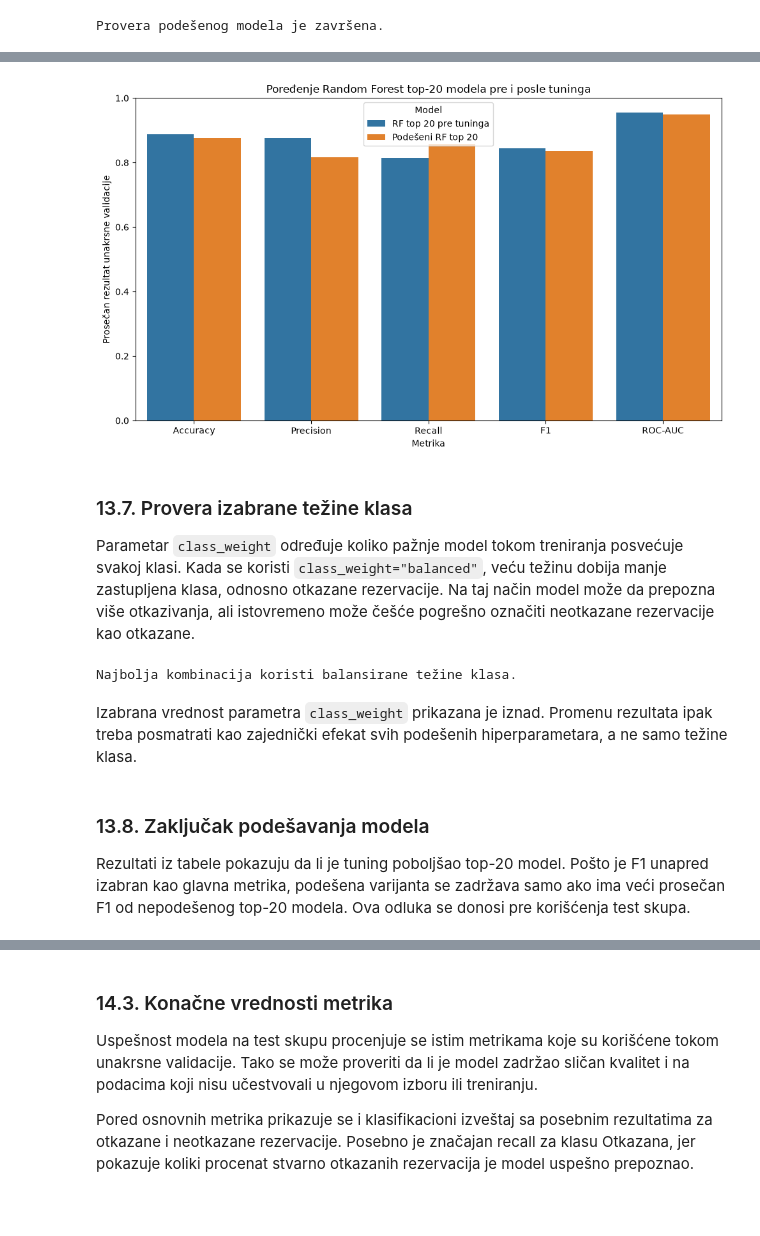
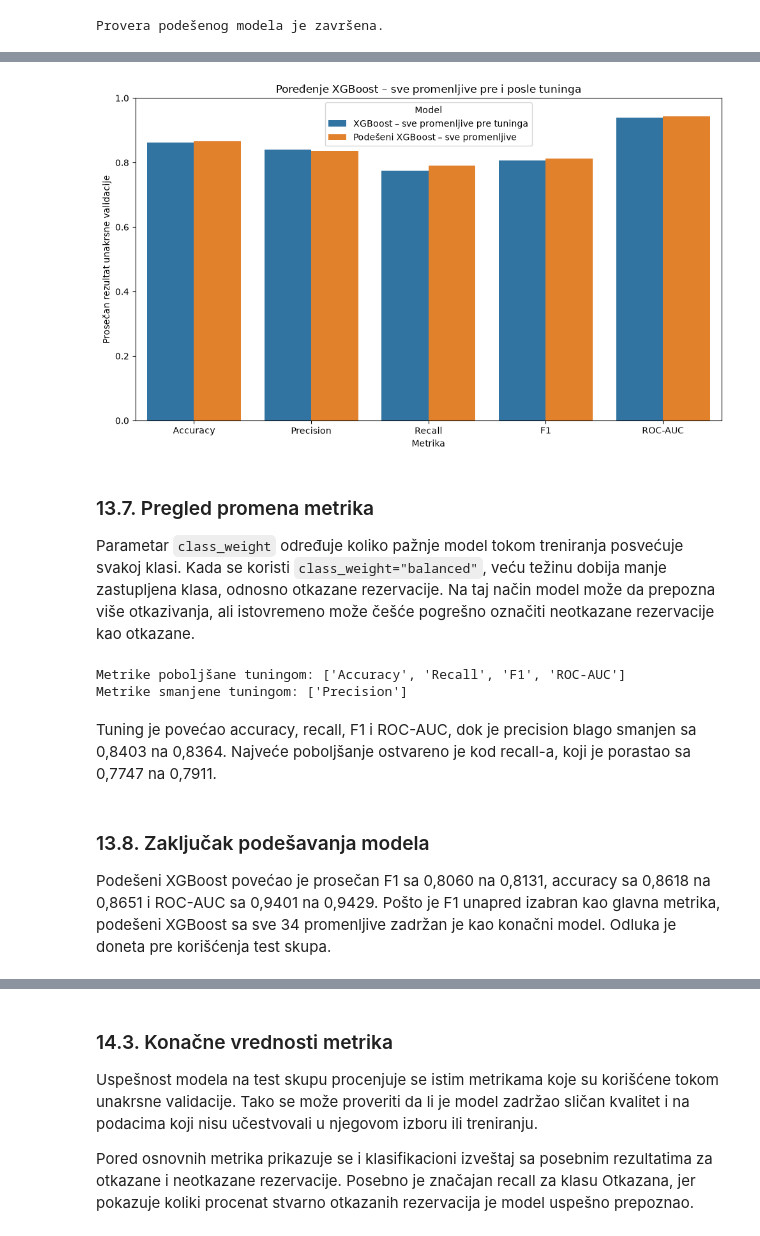
Before and after one commit to angelinalazarevic/Seminarski-UNP---Hotel-Booking, a Jupyter notebook: notebooks/hotel_booking_analysis.ipynb, the cells around one changed output, grey strips where cells are left out. Cells and saved outputs as stored; diff of their text form; code cells hidden in the pictures; blank space fills up the shorter version.

```diff
--- a/notebooks/hotel_booking_analysis.ipynb
+++ b/notebooks/hotel_booking_analysis.ipynb
@@ -2925,9 +2957,9 @@ Stratifikacija čuva približno isti odnos klasa u svakom delu. Pošto se prepro
 
 Za svaku metriku računaće se srednja vrednost i standardna devijacija pet dobijenih rezultata. Srednja vrednost pokazuje prosečan učinak modela, dok standardna devijacija pomaže da se proceni koliko su rezultati stabilni između različitih podela.
 # %%
-from sklearn.model_selection import StratifiedKFold
+from sklearn.model_selection import StratifiedGroupKFold
 
-cross_validation = StratifiedKFold(
+cross_validation = StratifiedGroupKFold(
     n_splits=5,
     shuffle=True,
     random_state=42
@@ -2949,14 +2981,16 @@ cross_validation_results = []
 
 for model_name, model_pipeline in model_pipelines.items():
     print("Evaluacija modela:", model_name)
+    outer_jobs = 2
 
     scores = cross_validate(
         estimator=model_pipeline,
         X=X_train,
         y=y_train,
+        groups=groups_train,
         cv=cross_validation,
         scoring=scoring_metrics,
-        n_jobs=2,
+        n_jobs=outer_jobs,
         pre_dispatch=2,
         return_train_score=False
     )
@@ -3762,10 +3832,11 @@ Najbolja kombinacija iz pretrage ponovo se proverava petostrukom stratifikovanom
 # %%
-tuned_random_forest = random_forest_search.best_estimator_
+tuned_winner_model = xgboost_search.best_estimator_
 
 tuned_scores = cross_validate(
-    estimator=tuned_random_forest,
+    estimator=tuned_winner_model,
     X=X_train,
     y=y_train,
+    groups=groups_train,
     cv=cross_validation,
     scoring=scoring_metrics,
     n_jobs=-1,
@@ -3798,27 +3869,29 @@ Podešeni model se poredi sa Random Forest top-20 varijantom iz prethodnog pogla
 # %%
-baseline_random_forest = selected_rf_cv_results
-baseline_random_forest_sd = selected_rf_cv_results_sd
+baseline_winner_model = selected_winner_cv_results
+baseline_winner_model_sd = selected_winner_cv_results_sd
+baseline_model_label = f"{best_winner_variant_name} pre tuninga"
+tuned_model_label = f"Podešeni {best_winner_variant_name}"
 
 comparison_rows = []
 
 for metric in metric_names:
-    baseline_value = baseline_random_forest[metric]
+    baseline_value = baseline_winner_model[metric]
     tuned_value = tuned_results[metric]
 
     comparison_rows.append({
         "Metrika": metric,
-        "RF top 20 pre tuninga": baseline_value,
-        "Podešeni RF top 20": tuned_value,
+        baseline_model_label: baseline_value,
+        tuned_model_label: tuned_value,
         "Razlika": tuned_value - baseline_value,
-        "SD pre tuninga": baseline_random_forest_sd[metric],
+        "SD pre tuninga": baseline_winner_model_sd[metric],
         "SD posle tuninga": tuned_results_sd[metric]
     })
 
-random_forest_comparison = pd.DataFrame(comparison_rows)
-comparison_numeric_columns = random_forest_comparison.columns.drop("Metrika")
-random_forest_comparison[comparison_numeric_columns] = (
-    random_forest_comparison[comparison_numeric_columns].round(4)
+winner_model_comparison = pd.DataFrame(comparison_rows)
+comparison_numeric_columns = winner_model_comparison.columns.drop("Metrika")
+winner_model_comparison[comparison_numeric_columns] = (
+    winner_model_comparison[comparison_numeric_columns].round(4)
 )
 
-display(random_forest_comparison)
+display(winner_model_comparison)
 # %% [output]
@@ -3831,51 +3904,55 @@ display(random_forest_comparison)
 # %%
-comparison_for_plot = random_forest_comparison.melt(
+comparison_for_plot = winner_model_comparison.melt(
     id_vars="Metrika",
     value_vars=[
-        "RF top 20 pre tuninga",
-        "Podešeni RF top 20"
+        baseline_model_label,
+        tuned_model_label
     ],
     var_name="Model",
     value_name="Rezultat"
 )
 
 plt.figure(figsize=(10, 6))
 sb.barplot(
     data=comparison_for_plot,
     x="Metrika",
     y="Rezultat",
     hue="Model"
 )
 plt.ylim(0, 1)
-plt.title("Poređenje Random Forest top-20 modela pre i posle tuninga")
+plt.title(f"Poređenje {best_winner_variant_name} pre i posle tuninga")
 plt.xlabel("Metrika")
 plt.ylabel("Prosečan rezultat unakrsne validacije")
 plt.legend(title="Model")
 plt.tight_layout()
 plt.show()
 # %% [output]
-[figure, old version]
+[figure, new version]
 # %% [markdown]
-### 13.7. Provera izabrane težine klasa
+### 13.7. Pregled promena metrika
 
 Parametar `class_weight` određuje koliko pažnje model tokom treniranja posvećuje svakoj klasi. Kada se koristi `class_weight="balanced"`, veću težinu dobija manje zastupljena klasa, odnosno otkazane rezervacije. Na taj način model može da prepozna više otkazivanja, ali istovremeno može češće pogrešno označiti neotkazane rezervacije kao otkazane.
 # %%
-selected_class_weight = (
-    random_forest_search.best_params_["model__class_weight"]
-)
+improved_metrics = winner_model_comparison.loc[
+    winner_model_comparison["Razlika"] > 0,
+    "Metrika"
+].tolist()
+declined_metrics = winner_model_comparison.loc[
+    winner_model_comparison["Razlika"] < 0,
+    "Metrika"
+].tolist()
 
-if selected_class_weight == "balanced":
-    print("Najbolja kombinacija koristi balansirane težine klasa.")
-else:
-    print("Najbolja kombinacija koristi podrazumevane težine klasa.")
+print("Metrike poboljšane tuningom:", improved_metrics)
+print("Metrike smanjene tuningom:", declined_metrics)
 # %% [output]
-Najbolja kombinacija koristi balansirane težine klasa.
+Metrike poboljšane tuningom: ['Accuracy', 'Recall', 'F1', 'ROC-AUC']
+Metrike smanjene tuningom: ['Precision']
 # %% [markdown]
-Izabrana vrednost parametra `class_weight` prikazana je iznad. Promenu rezultata ipak treba posmatrati kao zajednički efekat svih podešenih hiperparametara, a ne samo težine klasa.
+Tuning je povećao accuracy, recall, F1 i ROC-AUC, dok je precision blago smanjen sa 0,8403 na 0,8364. Najveće poboljšanje ostvareno je kod recall-a, koji je porastao sa 0,7747 na 0,7911.
 # %% [markdown]
 ### 13.8. Zaključak podešavanja modela
 
-Rezultati iz tabele pokazuju da li je tuning poboljšao top-20 model. Pošto je F1 unapred izabran kao glavna metrika, podešena varijanta se zadržava samo ako ima veći prosečan F1 od nepodešenog top-20 modela. Ova odluka se donosi pre korišćenja test skupa.
+Podešeni XGBoost povećao je prosečan F1 sa 0,8060 na 0,8131, accuracy sa 0,8618 na 0,8651 i ROC-AUC sa 0,9401 na 0,9429. Pošto je F1 unapred izabran kao glavna metrika, podešeni XGBoost sa sve 34 promenljive zadržan je kao konačni model. Odluka je doneta pre korišćenja test skupa.
 # %% [markdown]
 ## 14. Konačna procena modela na test skupu
 
```
Also changed, not shown: parts of 82 cells of this notebook, 1 other file.
